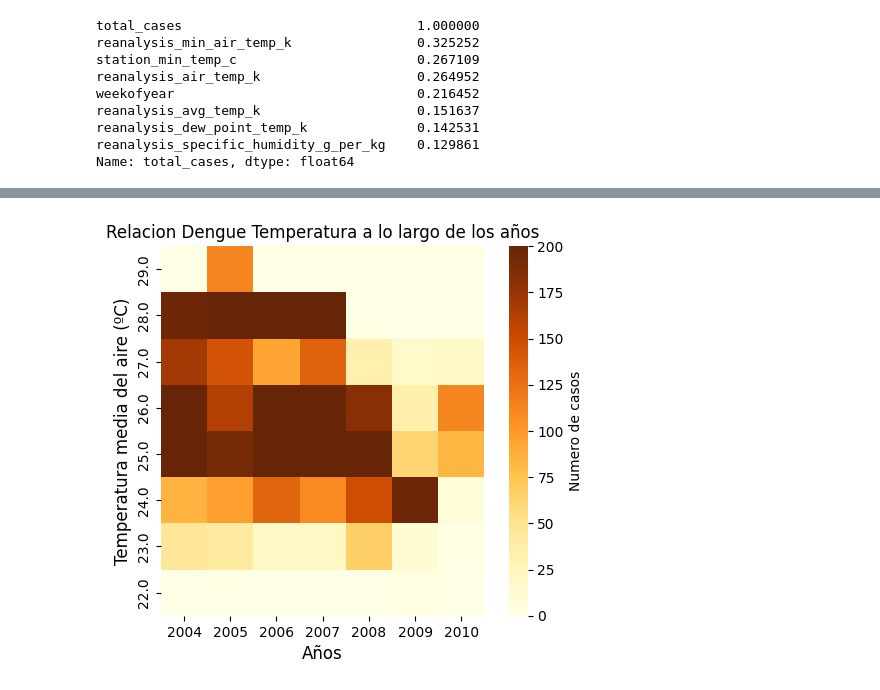
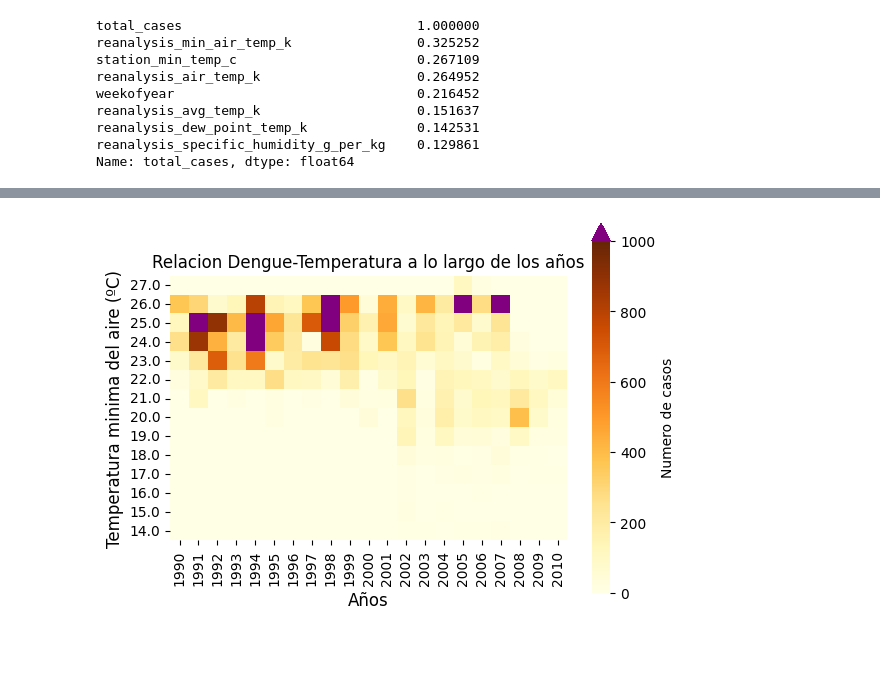
Before and after one commit to LucasVCorrea/Data-Science, a Jupyter notebook: trabajo_practico/visualizaciones_pandas_heatmap.ipynb, the cells around one changed output, grey strips where cells are left out. Cells and saved outputs as stored; diff of their text form; code cells hidden in the pictures; blank space fills up the shorter version.

```diff
--- a/trabajo_practico/visualizaciones_pandas_heatmap.ipynb
+++ b/trabajo_practico/visualizaciones_pandas_heatmap.ipynb
@@ -37,7 +38,7 @@ nuevo_df = nuevo_df[nuevo_df["year"]>= 2004]
 # %%
-nuevo_df['reanalysis_air_temp_k'] = (nuevo_df['reanalysis_air_temp_k'] -273).round()
+nuevo_df['reanalysis_min_air_temp_k'] = (nuevo_df['reanalysis_min_air_temp_k'] -273).round()
 # %%
-agrupado = nuevo_df.groupby(["year","reanalysis_air_temp_k"]).agg({"total_cases":["sum"]})
+agrupado = nuevo_df.groupby(["year","reanalysis_min_air_temp_k"]).agg({"total_cases":["sum"]})
 # %%
 agrupado
 # %% [output]
@@ -63,6 +60,6 @@ agrupado
 # %%
 agrupado = agrupado.reset_index()
 # %%
-agrupado.columns=["year","reanalysis_air_temp_k","casos"]
+agrupado.columns=["year","reanalysis_min_air_temp_k","casos"]
 # %%
-matriz = agrupado.pivot_table(values = 'casos', index = "reanalysis_air_temp_k", columns="year").fillna(0)
+matriz = agrupado.pivot_table(values = 'casos', index = "reanalysis_min_air_temp_k", columns="year").fillna(0)
@@ -82,8 +68,12 @@ matriz
 # %%
-ax=sns.heatmap(matriz,square=True,vmax=200, cmap =sns.color_palette("YlOrBr", as_cmap=True),cbar_kws={'label': 'Numero de casos'})
-plt.title("Relacion Dengue Temperatura a lo largo de los años")
+cmap =sns.color_palette("YlOrBr", as_cmap=True)
+cmap.set_over('purple')
+ax = sns.heatmap(matriz,square=True,vmax=1000,cbar_kws={'label': 'Numero de casos','extend': 'max'},cmap=cmap)
+
+plt.title("Relacion Dengue-Temperatura a lo largo de los años")
 plt.xlabel('Años', fontsize = 12)
-plt.ylabel('Temperatura media del aire (ºC)', fontsize = 12)
+plt.ylabel('Temperatura minima del aire (ºC)', fontsize = 12)
 ax.invert_yaxis()
+# el original es con reanalysis_air_temp_k
 # %% [output]
-[figure, old version]
+[figure, new version]
```
Also changed, not shown: parts of 6 cells of this notebook.
